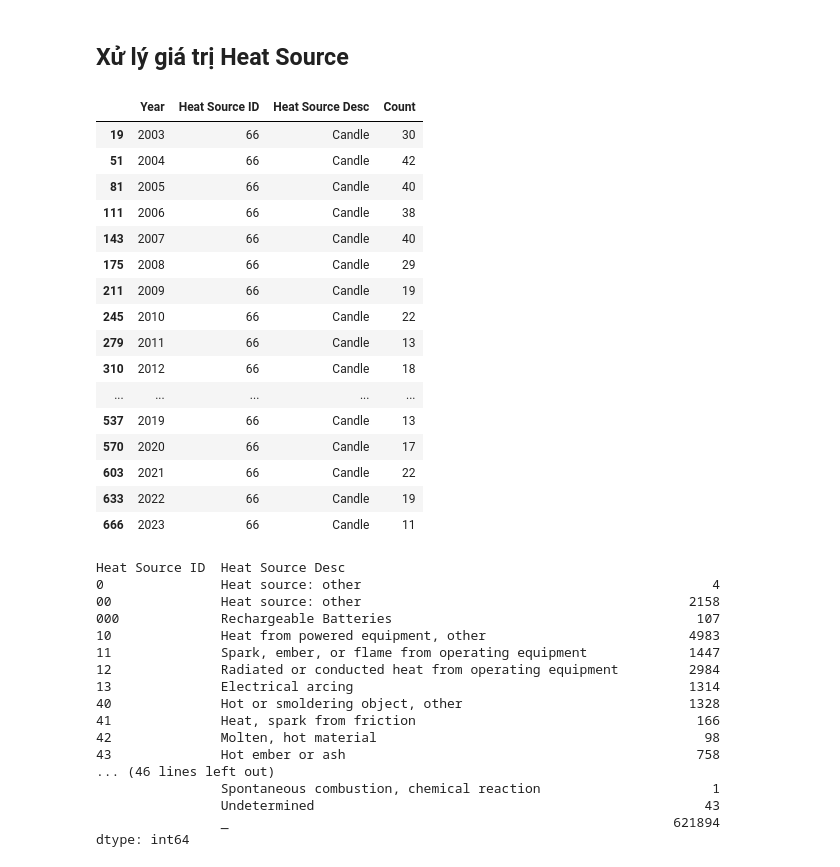
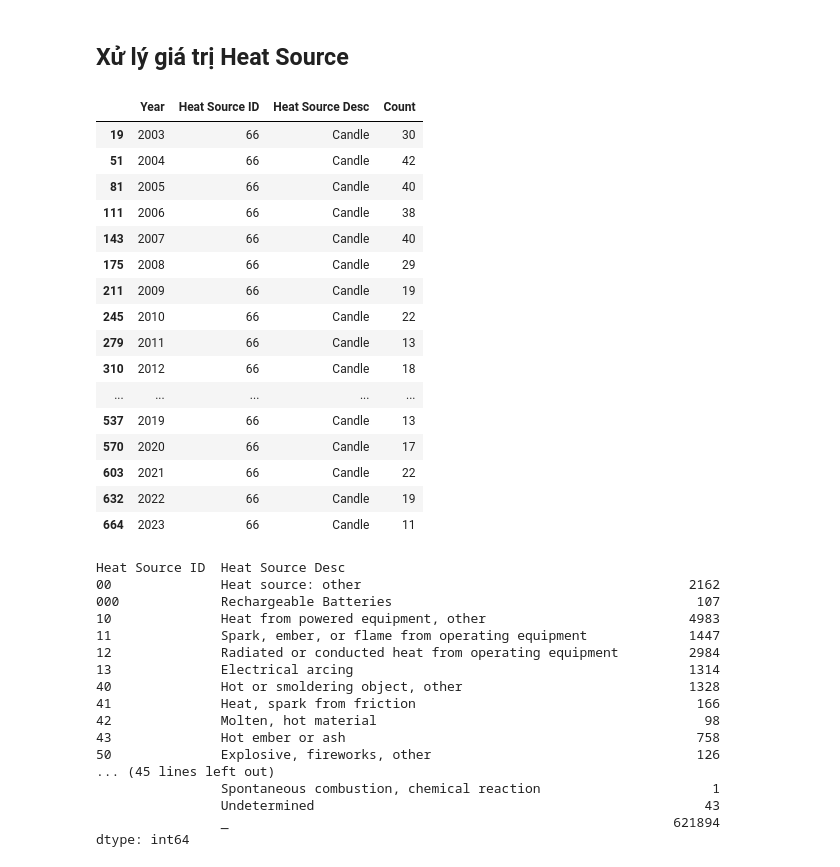
Before and after one commit to NunNunIT/IS217.O21.Nemo-Datawarehouse_OLAP-Fire_Incident, a Jupyter notebook: Preprocessing/dataProcessing.ipynb, the cells around one changed output. Cells and saved outputs as stored; diff of their text form; code cells hidden in the pictures.

Commit message:
hotfix: fix 'Heat Source' preprocessing

````diff
--- a/Preprocessing/dataProcessing.ipynb
+++ b/Preprocessing/dataProcessing.ipynb
@@ -454,7 +453,7 @@ def handle_each(
     new_df = df.copy()
 
     # Handle some dump ids in specific columns
-    if col in ["Action Taken Primary", "Ignition Factor Primary"]:
+    if col in ["Action Taken Primary", "Ignition Factor Primary", "Heat Source"]:
         new_df[col + " ID"] = new_df[col + " ID"].replace('0', '00')
     elif col == "Property Use":
         new_df[col + " ID"] = new_df[col + " ID"].replace('0', '000')
@@ -628,12 +627,12 @@ new_df.head(5)
 # %% [markdown]
 ## Xử lý ```Ignition Factor Primary```, ```Ignition Factor Secondary```
 # %%
-lst_ignition_factor = [
+lst_ignition_factors = [
     "Ignition Factor Primary",
     "Ignition Factor Secondary"
 ]
 
-new_df_2 = handle_ignition_factor(new_df, lst_ignition_factor)
+new_df_2 = handle_ignition_factor(new_df, lst_ignition_factors)
 # %% [output]
 Handled 'Ignition Factor Primary'-'13': 'Cuttin/welding too close to combustib' to 'Cutting, welding too close to combustible'
 Handled 'Ignition Factor Primary'-'13': 'Cutting, welding too close to combustible' to 'Cuttin/welding too close to combustib'
@@ -667,49 +654,42 @@ dtype: int64
 # %% [markdown]
 ## Xử lý giá trị Heat Source
 # %%
-lst = [
-    'Heat Source'
-]
-
-# for col in lst:
-#     df_temp = set_id(df_temp, col)
-#     df_temp = set_desc(df_temp, col)
+col = 'Heat Source'
 
 # Đếm số lượng theo nhóm dựa trên "Year", "Heat Source ID" và "Heat Source Desc"
 grouped_count = new_df_2.groupby(["Year", "Heat Source ID", "Heat Source Desc"]).size()
 
 # Chuyển kết quả đếm số lượng theo nhóm thành DataFrame và sắp xếp theo cột "Heat Source ID"
 result_df = grouped_count.reset_index(name='Count').sort_values(by=['Heat Source Desc', 'Year'])
 
 # In ra DataFrame kết quả
 # result_df
 
 # In một số cái ID
 result_df[result_df["Heat Source Desc"].isin(["Candle"])]
 # %% [output]
 |  | Year | Heat Source ID | Heat Source Desc | Count |
 | 19 | 2003 | 66 | Candle | 30 |
 | 51 | 2004 | 66 | Candle | 42 |
 | 81 | 2005 | 66 | Candle | 40 |
 | 111 | 2006 | 66 | Candle | 38 |
 | 143 | 2007 | 66 | Candle | 40 |
 | 175 | 2008 | 66 | Candle | 29 |
 | 211 | 2009 | 66 | Candle | 19 |
 | 245 | 2010 | 66 | Candle | 22 |
 | 279 | 2011 | 66 | Candle | 13 |
 | 310 | 2012 | 66 | Candle | 18 |
 | ... | ... | ... | ... | ... |
 | 537 | 2019 | 66 | Candle | 13 |
 | 570 | 2020 | 66 | Candle | 17 |
 | 603 | 2021 | 66 | Candle | 22 |
-| 633 | 2022 | 66 | Candle | 19 |
-| 666 | 2023 | 66 | Candle | 11 |
+| 632 | 2022 | 66 | Candle | 19 |
+| 664 | 2023 | 66 | Candle | 11 |
 # %%
-new_df_2.groupby(["Heat Source ID", "Heat Source Desc"]).size()
+new_df_2.groupby([f"{col} ID", f"{col} Desc"]).size()
 # %% [output]
 Heat Source ID  Heat Source Desc
-0               Heat source: other                                             4
-00              Heat source: other                                          2158
+00              Heat source: other                                          2162
 000             Rechargeable Batteries                                       107
 10              Heat from powered equipment, other                          4983
 11              Spark, ember, or flame from operating equipment             1447
@@ -719,7 +699,8 @@ Heat Source ID  Heat Source Desc
 41              Heat, spark from friction                                    166
 42              Molten, hot material                                          98
 43              Hot ember or ash                                             758
-... (46 lines left out)
+50              Explosive, fireworks, other                                  126
+... (45 lines left out)
                 Spontaneous combustion, chemical reaction                      1
                 Undetermined                                                  43
                 _                                                         621894
````
Also changed, not shown: parts of 13 cells of this notebook.
